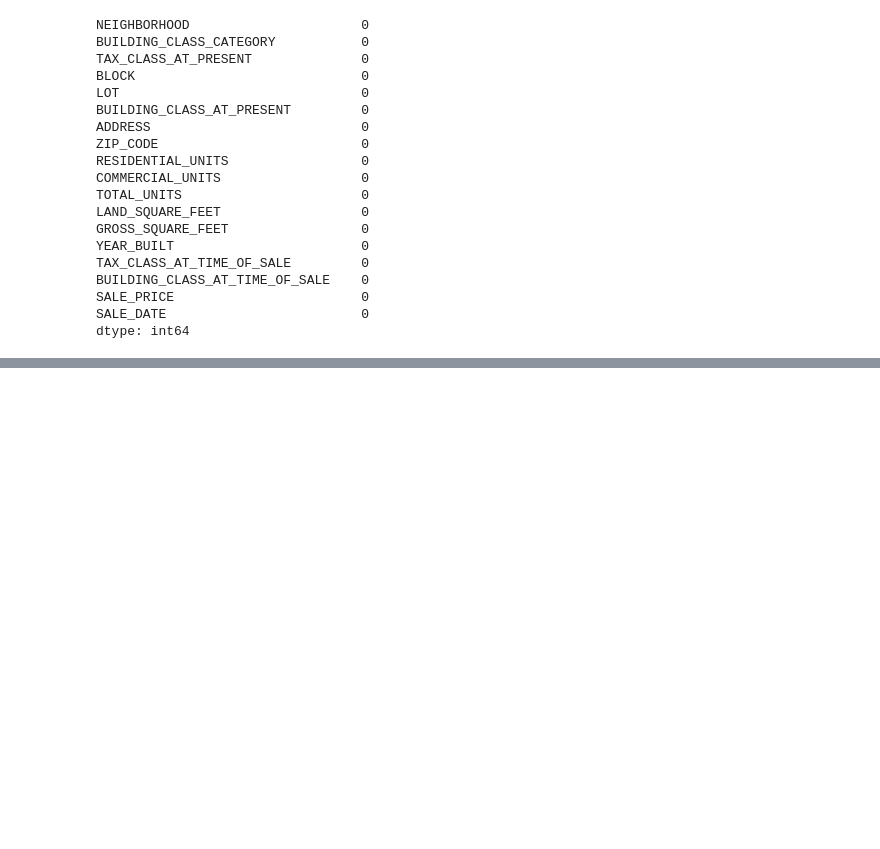
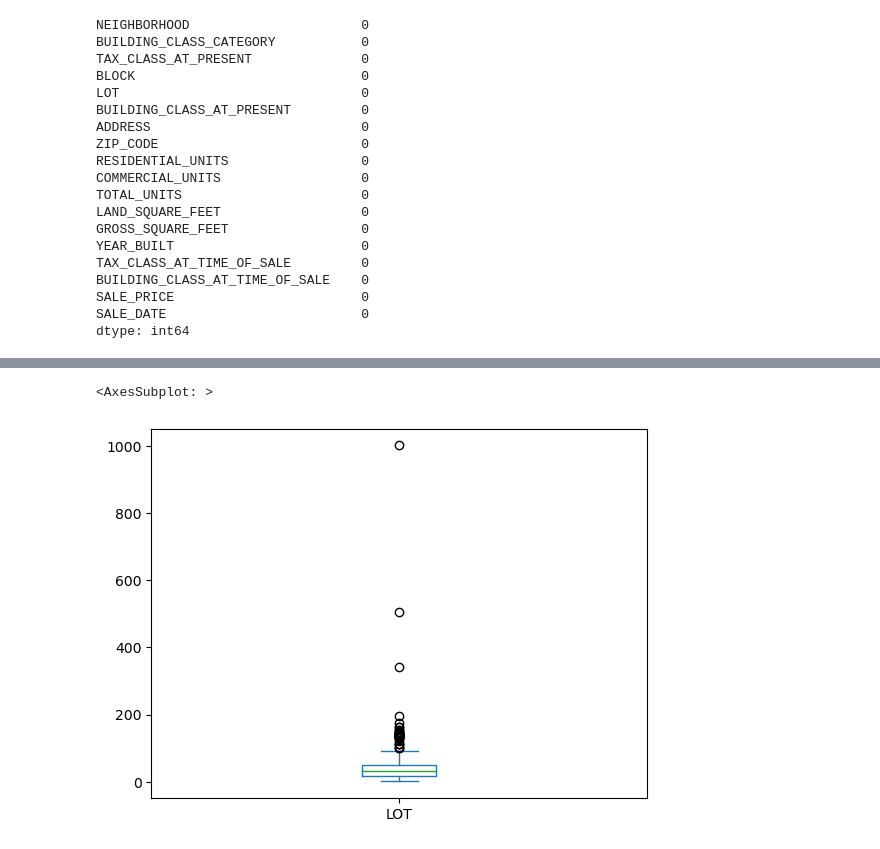
Before and after one commit to Stevedev7/Big-Data-CW, a Jupyter notebook: task1.ipynb, the cells around one changed output, grey strips where cells are left out. Saved outputs shown, nothing was run; the diff lists cells and outputs as text; code cells hidden in the pictures; blank space fills up the shorter version.

```diff
--- a/task1.ipynb
+++ b/task1.ipynb
@@ -97,0 +105,5 @@ dtype: int64
+# %%
+df[['LOT']].plot.box()
+# %% [output]
+<AxesSubplot: >
+[figure, added]
```
Also changed, not shown: parts of 14 cells of this notebook.
